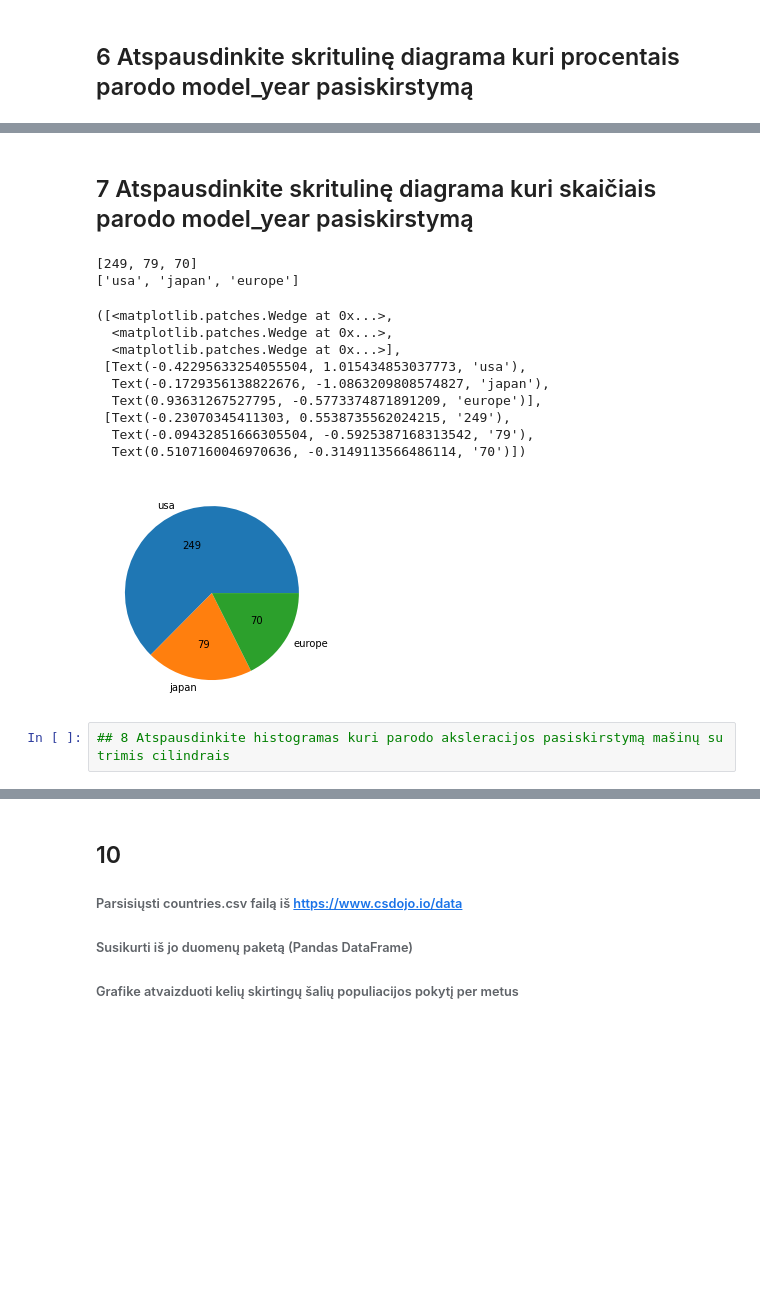
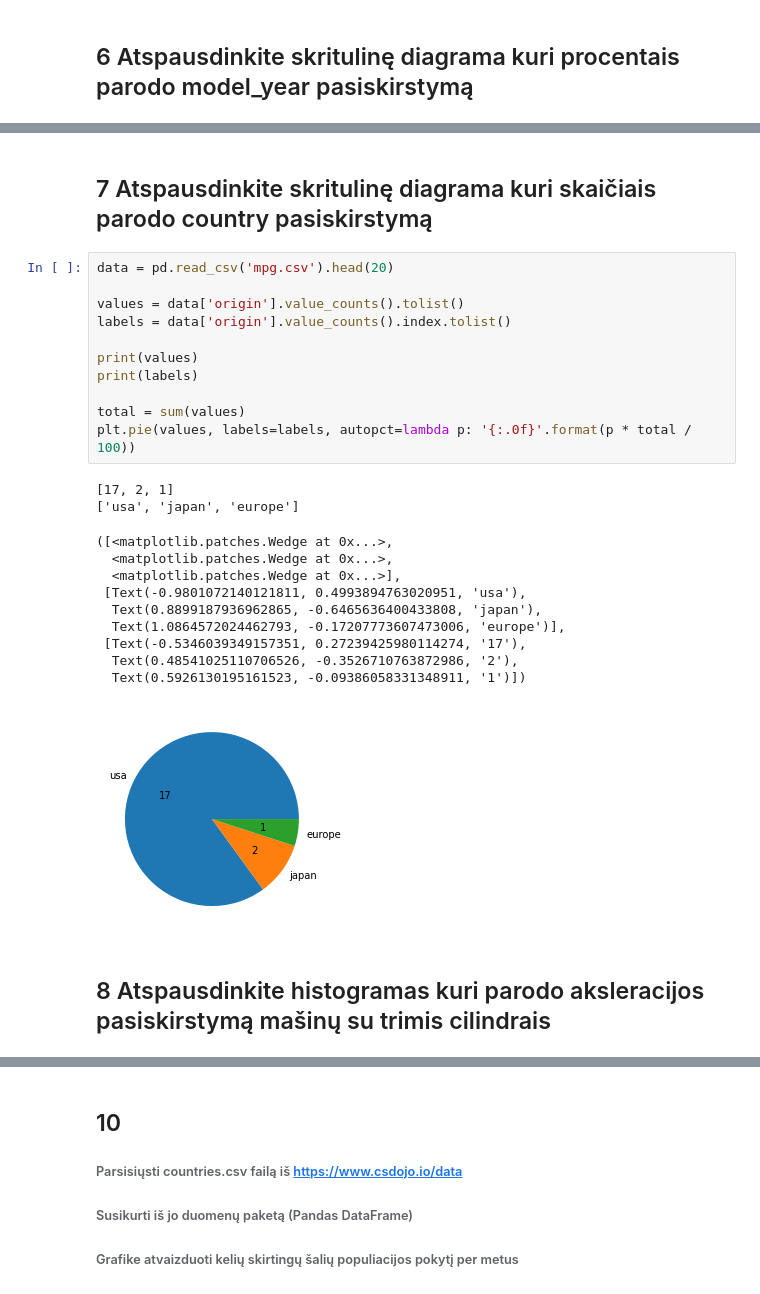
Before and after one commit to MantsSk/CA_Python, a Jupyter notebook: DataVisualisation/Matplotlib_uzduotys.ipynb, the cells around one changed output, grey strips where cells are left out. Cells and saved outputs as stored; diff of their text form; blank space fills up the shorter version.

```diff
--- a/DataVisualisation/Matplotlib_uzduotys.ipynb
+++ b/DataVisualisation/Matplotlib_uzduotys.ipynb
@@ -64,21 +123,31 @@ data.tail()
 [73, 78, 76, 82, 75, 70, 79, 80, 81, 71, 72, 77, 74]
 [figure]
 # %% [markdown]
-## 7 Atspausdinkite skritulinę diagrama kuri skaičiais parodo model_year pasiskirstymą
+## 7 Atspausdinkite skritulinę diagrama kuri skaičiais parodo country pasiskirstymą
 # %%
+data = pd.read_csv('mpg.csv').head(20)
+
+values = data['origin'].value_counts().tolist()
+labels = data['origin'].value_counts().index.tolist()
+
+print(values)
+print(labels)
+
+total = sum(values)
+plt.pie(values, labels=labels, autopct=lambda p: '{:.0f}'.format(p * total / 100))
 # %% [output]
-[249, 79, 70]
+[17, 2, 1]
 ['usa', 'japan', 'europe']
 ([<matplotlib.patches.Wedge at 0x...>,
   <matplotlib.patches.Wedge at 0x...>,
   <matplotlib.patches.Wedge at 0x...>],
- [Text(-0.42295633254055504, 1.015434853037773, 'usa'),
-  Text(-0.1729356138822676, -1.0863209808574827, 'japan'),
-  Text(0.93631267527795, -0.5773374871891209, 'europe')],
- [Text(-0.23070345411303, 0.5538735562024215, '249'),
-  Text(-0.09432851666305504, -0.5925387168313542, '79'),
-  Text(0.5107160046970636, -0.3149113566486114, '70')])
+ [Text(-0.9801072140121811, 0.4993894763020951, 'usa'),
+  Text(0.8899187936962865, -0.6465636400433808, 'japan'),
+  Text(1.0864572024462793, -0.17207773607473006, 'europe')],
+ [Text(-0.5346039349157351, 0.27239425980114274, '17'),
+  Text(0.48541025110706526, -0.3526710763872986, '2'),
+  Text(0.5926130195161523, -0.09386058331348911, '1')])
-[figure, old version]
+[figure, new version]
-# %%
-## 8 Atspausdinkite histogramas kuri parodo aksleracijos pasiskirstymą mašinų su trimis cilindrais
+# %% [markdown]
+## 8 Atspausdinkite histogramas kuri parodo aksleracijos pasiskirstymą mašinų su trimis cilindrais
 # %%
```
Also changed, not shown: parts of 13 cells of this notebook, 5 other files.
